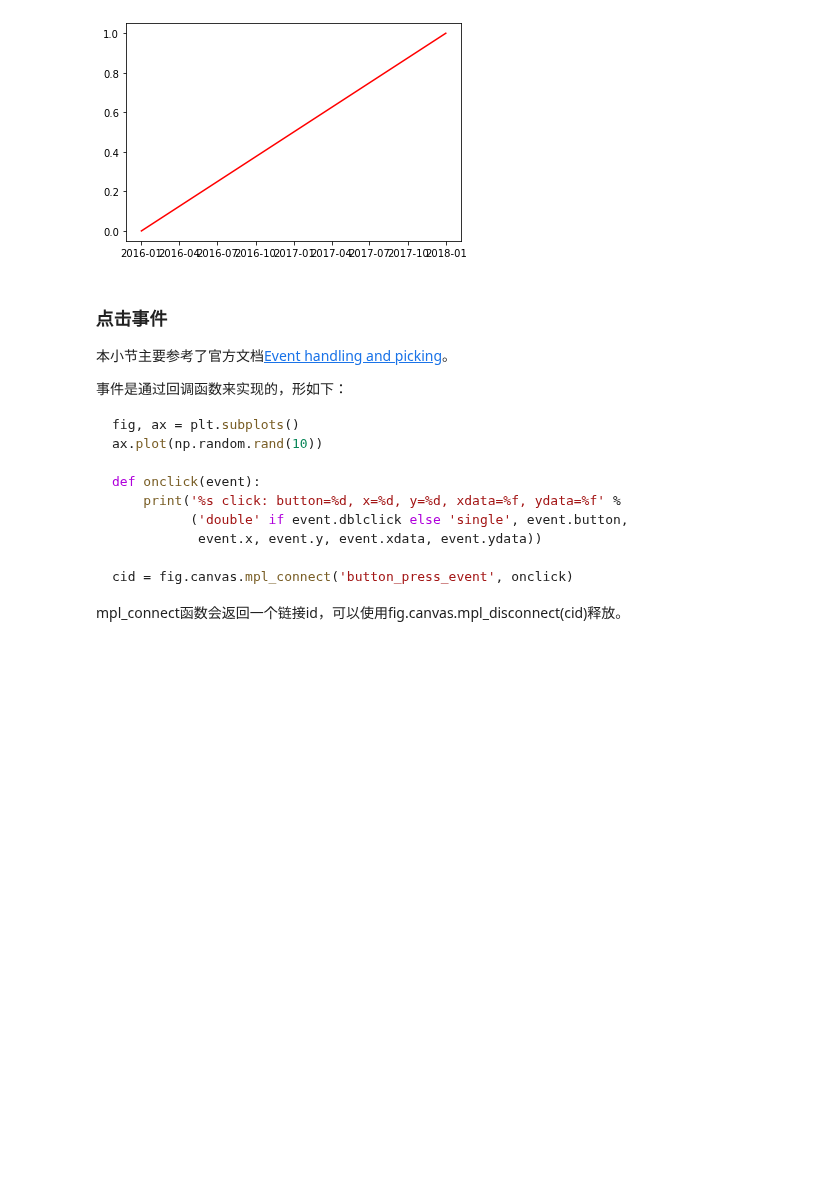
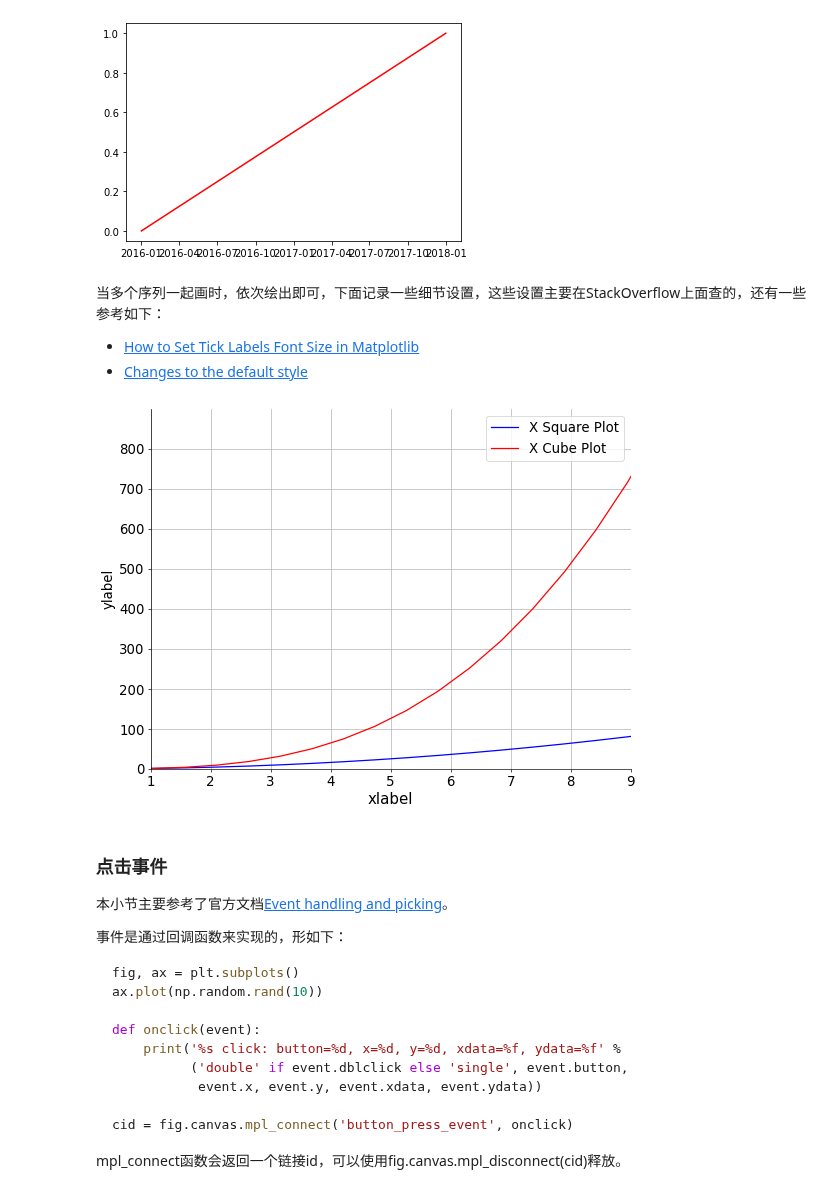
Before and after one commit to iHeadWater/hydrus, a Jupyter notebook: 3-basic-pyviz/matplotlib/how-to-use-matplotlib.ipynb, the cells around one changed output. Drawn from its saved outputs; the diff is of its cells as text; code cells hidden in the pictures; blank space fills up the shorter version.

```diff
--- a/3-basic-pyviz/matplotlib/how-to-use-matplotlib.ipynb
+++ b/3-basic-pyviz/matplotlib/how-to-use-matplotlib.ipynb
@@ -358,6 +362,50 @@ ax.plot(t,x, color='r')
 plt.show()
 # %% [output]
 [figure]
+# %% [markdown]
+当多个序列一起画时，依次绘出即可，下面记录一些细节设置，这些设置主要在StackOverflow上面查的，还有一些参考如下：
+
+- [How to Set Tick Labels Font Size in Matplotlib](https://www.delftstack.com/howto/matplotlib/how-to-set-tick-labels-font-size-in-matplotlib/#:~:text=of%20tick%20labels.-,ax.,the%20tick%20labels%20font%20size.)
+- [Changes to the default style](https://matplotlib.org/3.2.2/users/dflt_style_changes.html)
+# %%
+import matplotlib.pyplot as plt
+import numpy as np
+
+fig=plt.figure(figsize=(8,6),dpi=60)
+ax=fig.add_axes([0,0,1,1])
+x=np.linspace(0,10,20)
+y=[x**2, x**3]
+labels = ['X Square Plot','X Cube Plot']
+# 设置每条线的颜色
+for i, color in enumerate(['blue','red']):
+    plt.plot(x, y[i], color=color, label=labels[i])
+# ax.plot(x,y[i],label='X Square Plot')
+# ax.plot(x,x**3,'red',label='X Cube Plot')
+
+ax.legend()
+# xlable 和 ylabel
+plt.xlabel('xlabel', fontsize=18)
+plt.ylabel('ylabel', fontsize=16)
+# set limit of x and y
+ax.set_xlim(1, 9)
+ax.set_ylim(1, 900)
+
+# set x y number font size
+# 全局设置可以使用plt.rc，不过还是推荐局部的直接在ax上设置
+# plt.rc('xtick',labelsize=20)
+# plt.rc('ytick',labelsize=20)
+# 局部设置轴上字体，还可以设置 interval
+plt.xticks(np.arange(1, 10, 1), fontsize=16)
+plt.yticks(np.arange(0, 900, 100), fontsize=16)
+# set legend font size
+plt.legend(prop={'size': 16})
+# plot the grid of the figure
+plt.grid()
+# Hide the right and top spines
+ax.spines['right'].set_visible(False)
+ax.spines['top'].set_visible(False)
+# %% [output]
+[figure, added]
 # %% [markdown]
 ### 点击事件
 
```
Also changed, not shown: parts of 6 cells of this notebook, 3 other files.
